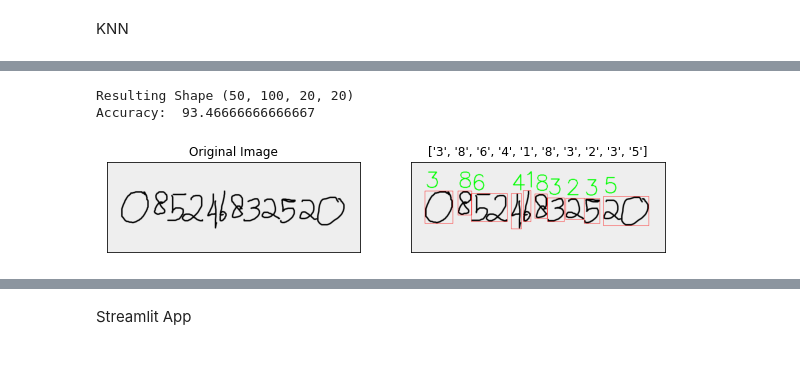
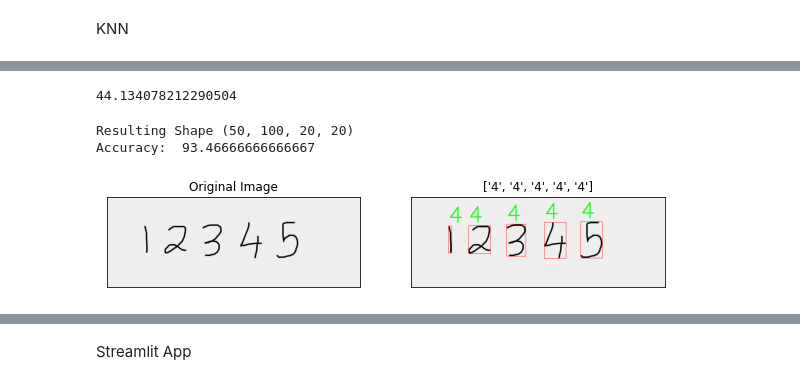
Before and after one commit to haikalzeo/DigitRecognition, a Jupyter notebook: digitrecognition.ipynb, the cells around one changed output, grey strips where cells are left out. Drawn from its saved outputs; the diff is of its cells as text; code cells hidden in the pictures.

```diff
--- a/digitrecognition.ipynb
+++ b/digitrecognition.ipynb
@@ -193,0 +171,16 @@ Accuracy:  21.22905027932961
+# %%
+from tensorflow import keras
+# Sequential create a stack of layers
+model = keras.Sequential([
+    keras.layers.Dense(10, input_shape=(40000,), activation='sigmoid')
+])
+
+# Optimizer will help in backproagation to reach better global optima
+model.compile(
+    optimizer='adam',
+    loss='sparse_categorical_crossentropy',
+    metrics=['accuracy']
+)
+
+# Does the training
+model.fit(X_train, y_train, epochs=300)
@@ -194,3 +220,11 @@ Accuracy:  21.22905027932961
+# %%
+clf = svm.SVC(gamma=0.001, kernel='poly')
+clf.fit(X_train,y_train)
+y_pred = clf.predict(X_test)
+accuracy = accuracy_score(y_test, y_pred)
+print(accuracy*100)
+# %% [output]
+44.134078212290504
 # %%
 # Loading the digits data
 data = cv2.imread('./drive/MyDrive/DigitRecognition_Dataset/digits.png')
@@ -246,40 +284,49 @@ def recognize_digit(image):
 
   # Found number in the image
   display = []
+  image_countours = []
+  image_numbers = []
 
   for contour in contours:
     (x, y, w, h) = cv2.boundingRect(contour)
+    img = image.copy()
+    image_countours.append(cv2.drawContours(img, contours, -1, (0,255,0), 3))
 
     if w>= 5 and h>=20:
       area = blur[y:y+h, x:x+w]
       ret, area = cv2.threshold(area, 127, 255, cv2.THRESH_BINARY_INV)
 
       new_square = drawSquare(area)
-      number = resize(new_square, 20)
-      result = number.reshape((1, 400));
+      number = resize(new_square, 200)
+
+
+      result = number.reshape((1, 40000));
       result = result.astype(np.float32);
-      ret, res, neighbours, distance = classifier_knn_new.findNearest(result, k=1)
-      n = str(int(float(res[0])))
+      image_numbers.append(number)
+      # ret, res, neighbours, distance = classifier_knn_new.findNearest(result, k=1)
+      # n = str(int(float(res[0])))
+      res = clf.predict(result)
+      n = str(int(float(res)))
       display.append(n)
 
       # draw rectangle around individual digit
       cv2.rectangle(image, (x,y), (x+w, y+h), (255,0,0), 1)
       cv2.putText(image, n, (x,y-10), cv2.FONT_ITALIC, 2, (0,255,0), 2)
 
-  return image, display
+  return image, display, image_countours, image_numbers
 # %%
-original = cv2.imread('./drive/MyDrive/DigitRecognition_Dataset/Test/Test1.png')
-resultImage, resultDigit = recognize_digit(cv2.imread('./drive/MyDrive/DigitRecognition_Dataset/Test/Test1.png'))
+original = cv2.imread('./drive/MyDrive/DigitRecognition_Dataset/Test/Test10.png')
+resultImage, resultDigit, image_countours, image_numbers = recognize_digit(cv2.imread('./drive/MyDrive/DigitRecognition_Dataset/Test/Test10.png'))
 plt.figure(figsize = (10, 8))
 plt.subplot(121)
 plt.imshow(original, cmap = 'gray')
 plt.title("Original Image")
 plt.xticks([]), plt.yticks([])
 
 plt.subplot(122)
 plt.imshow(resultImage, "gray")
 plt.title(resultDigit)
 plt.xticks([]), plt.yticks([])
 plt.show()
 # %% [output]
-[figure, old version]
+[figure, new version]
```
Also changed, not shown: parts of 16 cells of this notebook.
